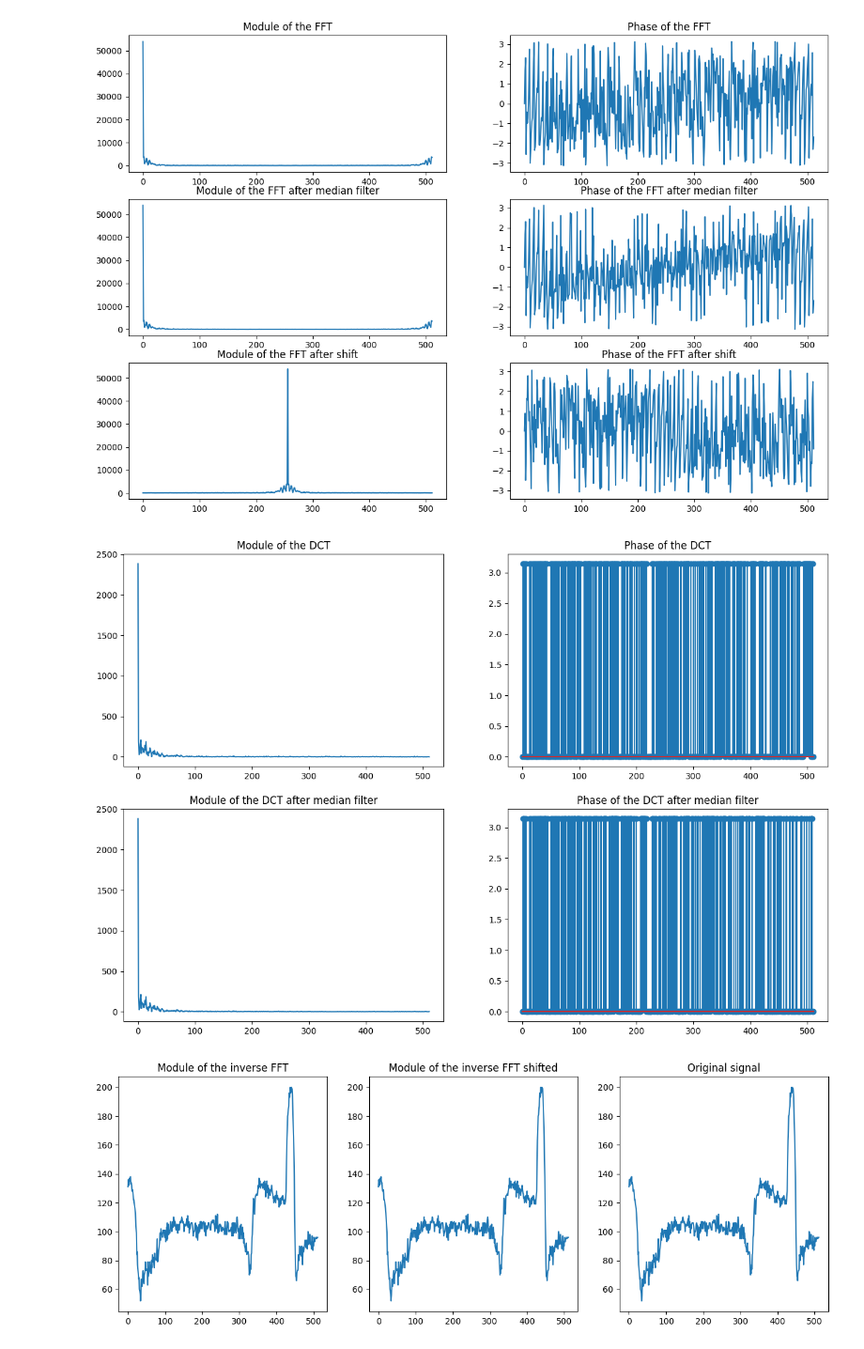
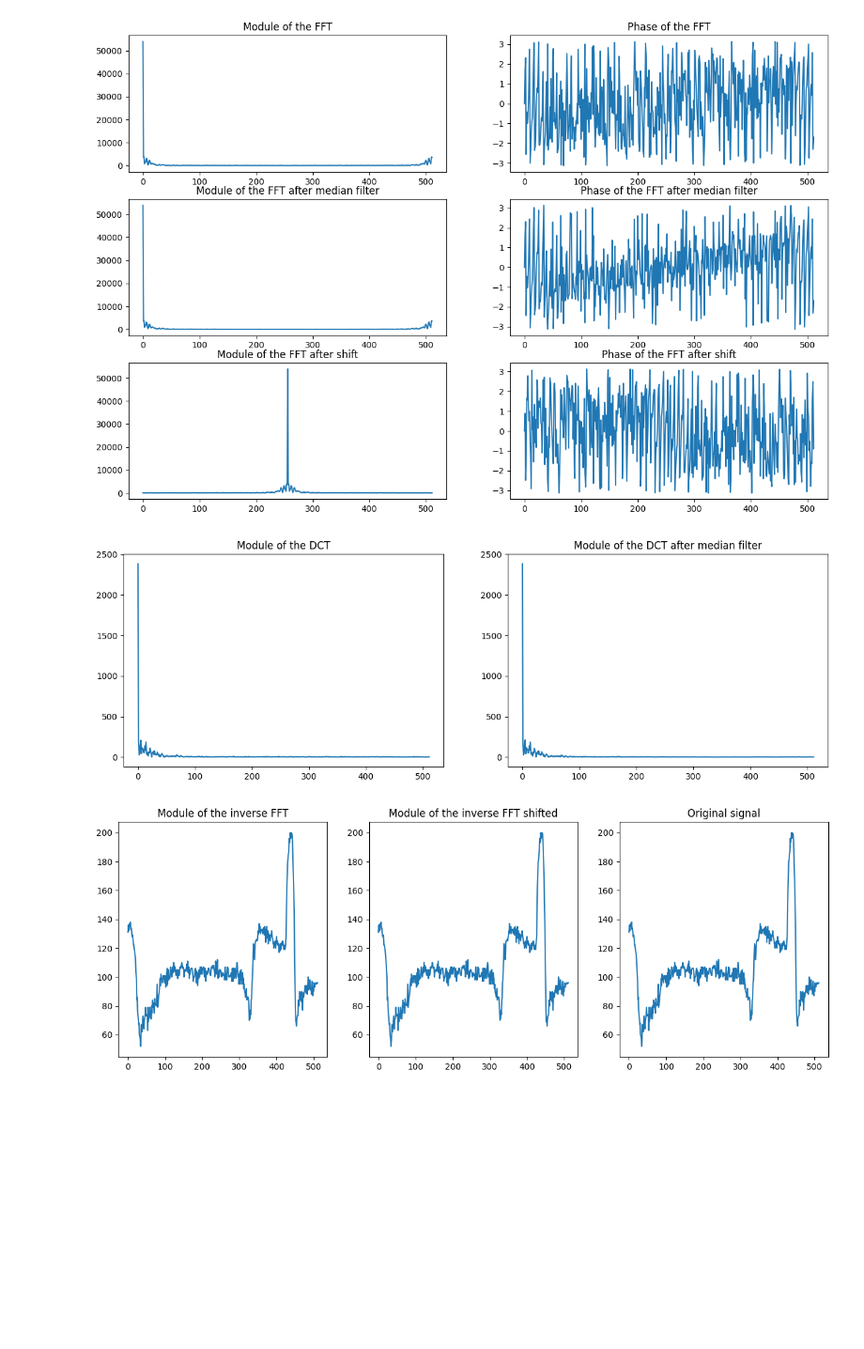
Before and after one commit to nicolacucina/SPOBD, a Jupyter notebook: Teoria.ipynb, the cells around one changed output. Shown at 94% size. Drawn from its saved outputs; the diff is of its cells as text; code cells hidden in the pictures; blank space fills up the shorter version.

```diff
--- a/Teoria.ipynb
+++ b/Teoria.ipynb
@@ -161,0 +163,4 @@ plt.show()
+# %%
+arr2 = median_filter(arr, size=3)
+plt.imshow(arr2, cmap='gray', vmin=0, vmax=255)
+plt.show()
@@ -197,19 +201,12 @@ plt.show()
 # %%
-# plot the dct
 plt.figure(figsize=(15, 10))
 plt.subplot(2, 2, 1)
 plt.plot(np.abs(dct_first_row))
 plt.title("Module of the DCT")
 plt.subplot(2, 2, 2)
-plt.plot(np.angle(dct_first_row))
-plt.title("Phase of the DCT")
-plt.subplot(2, 2, 3)
 plt.plot(np.abs(dct_first_row2))
 plt.title("Module of the DCT after median filter")
-plt.subplot(2, 2, 4)
-plt.plot(np.angle(dct_first_row2))
-plt.title("Phase of the DCT after median filter")
 plt.show()
 # %% [output]
-[figure, old version]
+[figure, new version]
 # %%
```
Also changed, not shown: parts of 11 cells of this notebook, 8 other files.
